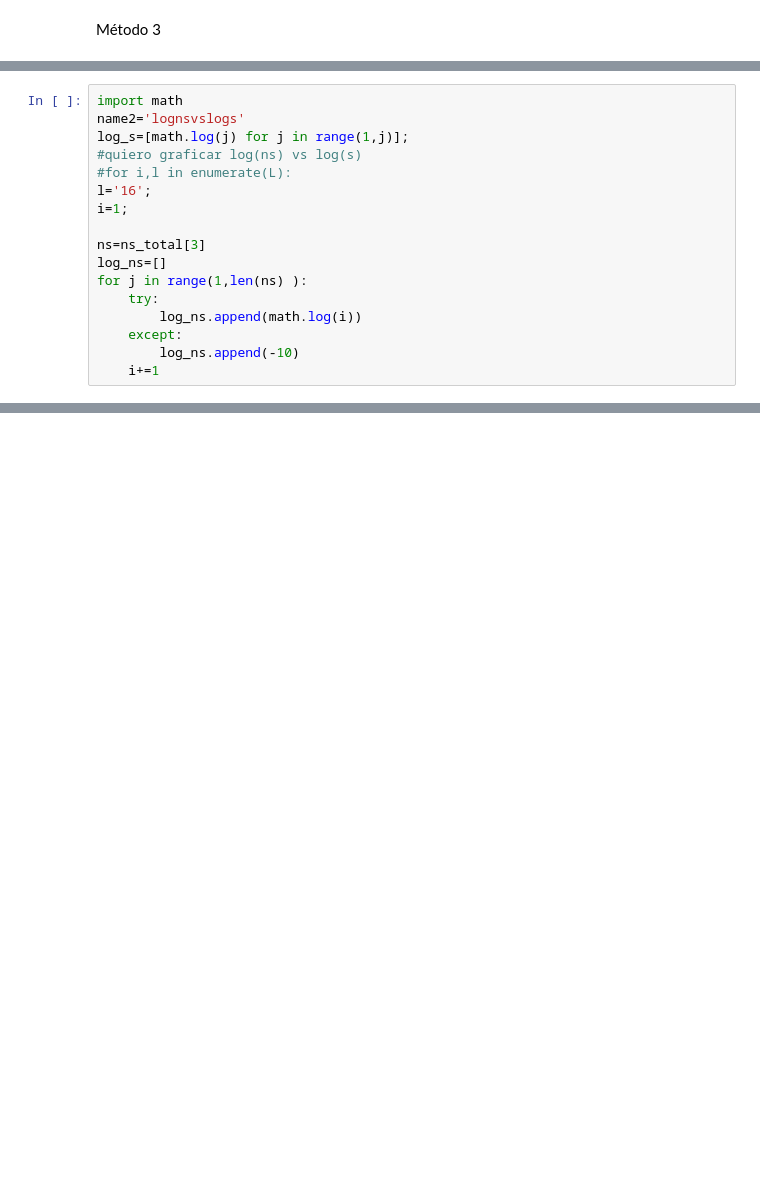
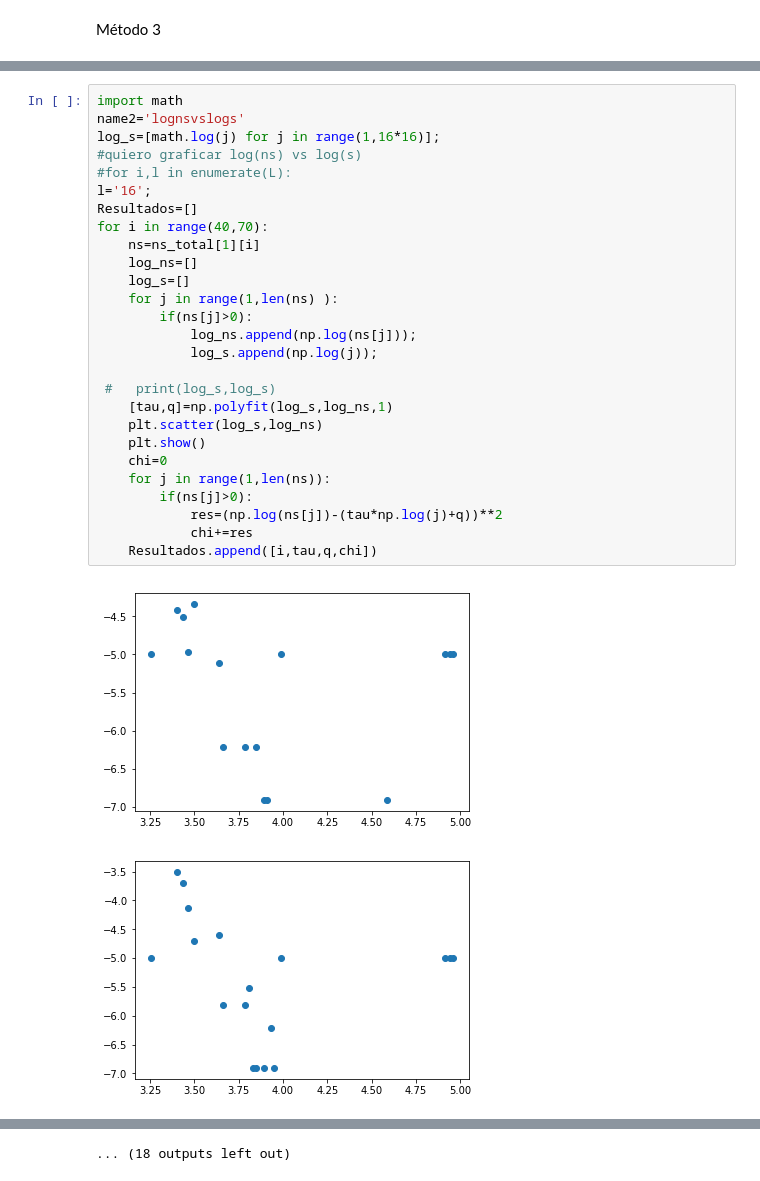
Before and after one commit to Luciousboy/computacional, a Jupyter notebook: graficador.ipynb, the cells around one changed output, grey strips where cells are left out. Drawn from its saved outputs; the diff is of its cells as text; blank space fills up the shorter version.

```diff
--- a/graficador.ipynb
+++ b/graficador.ipynb
@@ -231,17 +282,30 @@ len(ns_total[i])
 # %%
 import math
 name2='lognsvslogs'
-log_s=[math.log(j) for j in range(1,j)];
+log_s=[math.log(j) for j in range(1,16*16)];
 #quiero graficar log(ns) vs log(s)
 #for i,l in enumerate(L):
 l='16';
-i=1;
+Resultados=[]
+for i in range(40,70):
+    ns=ns_total[1][i]
+    log_ns=[]
+    log_s=[]
+    for j in range(1,len(ns) ):
+        if(ns[j]>0):
+            log_ns.append(np.log(ns[j]));
+            log_s.append(np.log(j));
 
-ns=ns_total[3]
-log_ns=[]
-for j in range(1,len(ns) ):
-    try:
-        log_ns.append(math.log(i))
-    except:
-        log_ns.append(-10)
-    i+=1
+ #   print(log_s,log_s)
+    [tau,q]=np.polyfit(log_s,log_ns,1)
+    plt.scatter(log_s,log_ns)
+    plt.show()
+    chi=0
+    for j in range(1,len(ns)):
+        if(ns[j]>0):
+            res=(np.log(ns[j])-(tau*np.log(j)+q))**2
+            chi+=res
+    Resultados.append([i,tau,q,chi])
+# %% [output]
+[figure, added]
+[figure, added]
@@ -248 +322,2 @@ for j in range(1,len(ns) ):
+... (18 outputs left out)
 # %%
```
Also changed, not shown: parts of 27 cells of this notebook, 16 other files.
